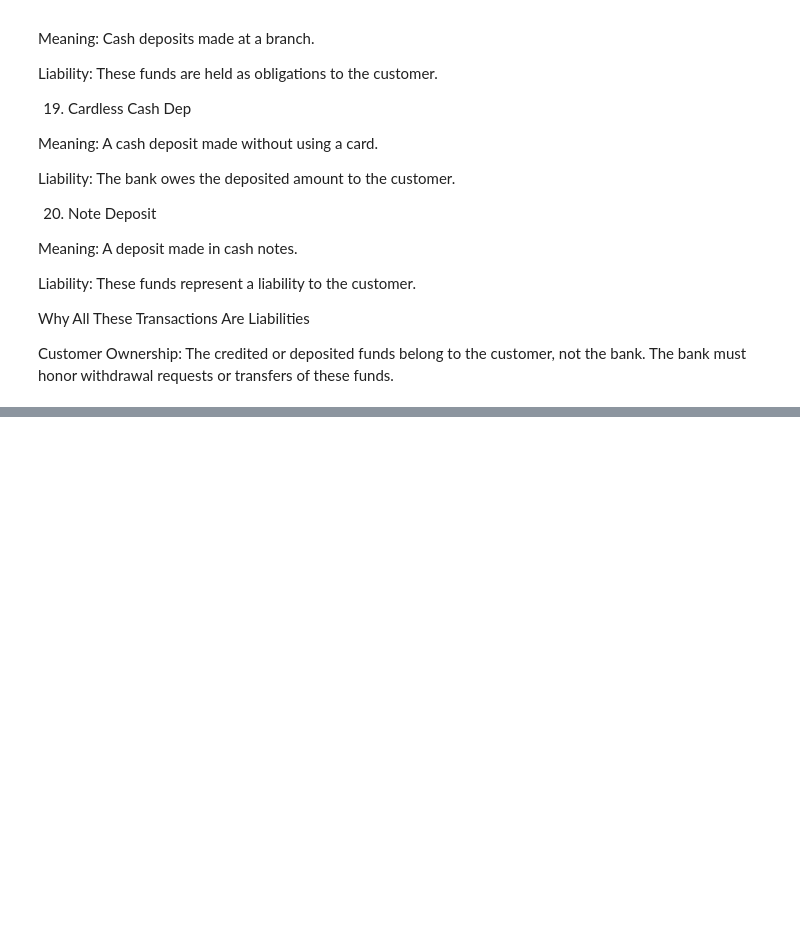
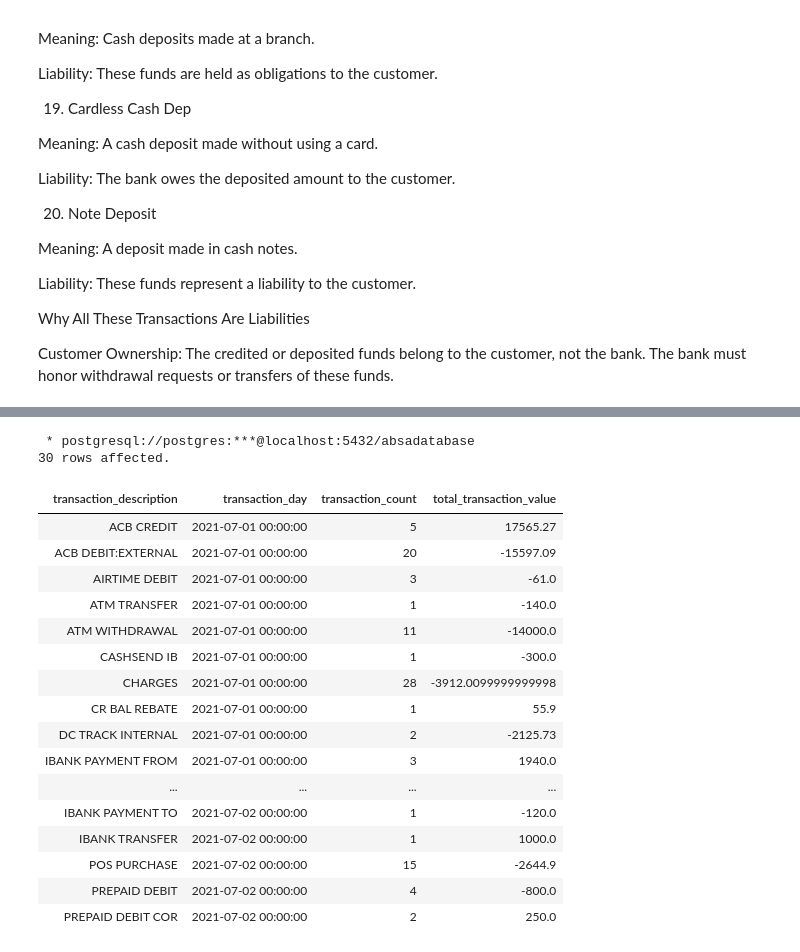
Before and after one commit to The-DigitalAcademy/EXPLORING-ABSA-DATASETS, a Jupyter notebook: Liability.ipynb, the cells around one changed output, grey strips where cells are left out. Cells and saved outputs as stored; diff of their text form; code cells hidden in the pictures; blank space fills up the shorter version.

```diff
--- a/Liability.ipynb
+++ b/Liability.ipynb
@@ -178,0 +384,35 @@ WHERE
+# %%
+%%sql
+SELECT
+    transaction_description,
+    DATE_TRUNC('day', record_date) AS transaction_day,
+    COUNT(*) AS transaction_count,
+    SUM(amt) AS total_transaction_value
+FROM
+    transactiondata
+GROUP BY
+    transaction_description,
+    DATE_TRUNC('day', record_date)
+ORDER BY
+    transaction_day ASC
+    LIMIT 30;
+# %% [output]
+ * postgresql://postgres:***@localhost:5432/absadatabase
+30 rows affected.
+| transaction_description | transaction_day | transaction_count | total_transaction_value |
+| ACB CREDIT | 2021-07-01 00:00:00 | 5 | 17565.27 |
+| ACB DEBIT:EXTERNAL | 2021-07-01 00:00:00 | 20 | -15597.09 |
+| AIRTIME DEBIT | 2021-07-01 00:00:00 | 3 | -61.0 |
+| ATM TRANSFER | 2021-07-01 00:00:00 | 1 | -140.0 |
+| ATM WITHDRAWAL | 2021-07-01 00:00:00 | 11 | -14000.0 |
+| CASHSEND IB | 2021-07-01 00:00:00 | 1 | -300.0 |
+| CHARGES | 2021-07-01 00:00:00 | 28 | -3912.0099999999998 |
+| CR BAL REBATE | 2021-07-01 00:00:00 | 1 | 55.9 |
+| DC TRACK INTERNAL | 2021-07-01 00:00:00 | 2 | -2125.73 |
+| IBANK PAYMENT FROM | 2021-07-01 00:00:00 | 3 | 1940.0 |
+| ... | ... | ... | ... |
+| IBANK PAYMENT TO | 2021-07-02 00:00:00 | 1 | -120.0 |
+| IBANK TRANSFER | 2021-07-02 00:00:00 | 1 | 1000.0 |
+| POS PURCHASE | 2021-07-02 00:00:00 | 15 | -2644.9 |
+| PREPAID DEBIT | 2021-07-02 00:00:00 | 4 | -800.0 |
+| PREPAID DEBIT COR | 2021-07-02 00:00:00 | 2 | 250.0 |
```
Also changed, not shown: parts of 10 cells of this notebook.
